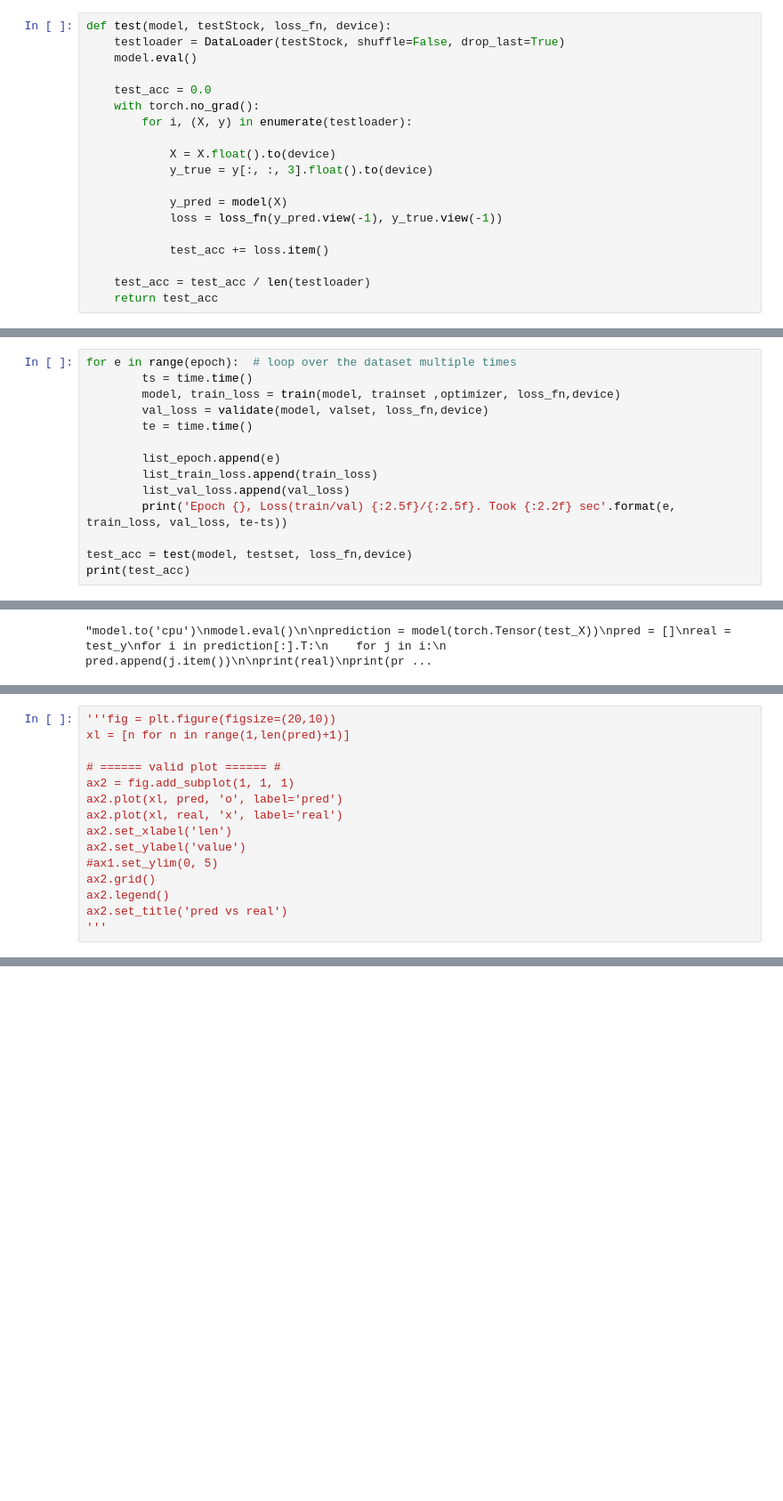
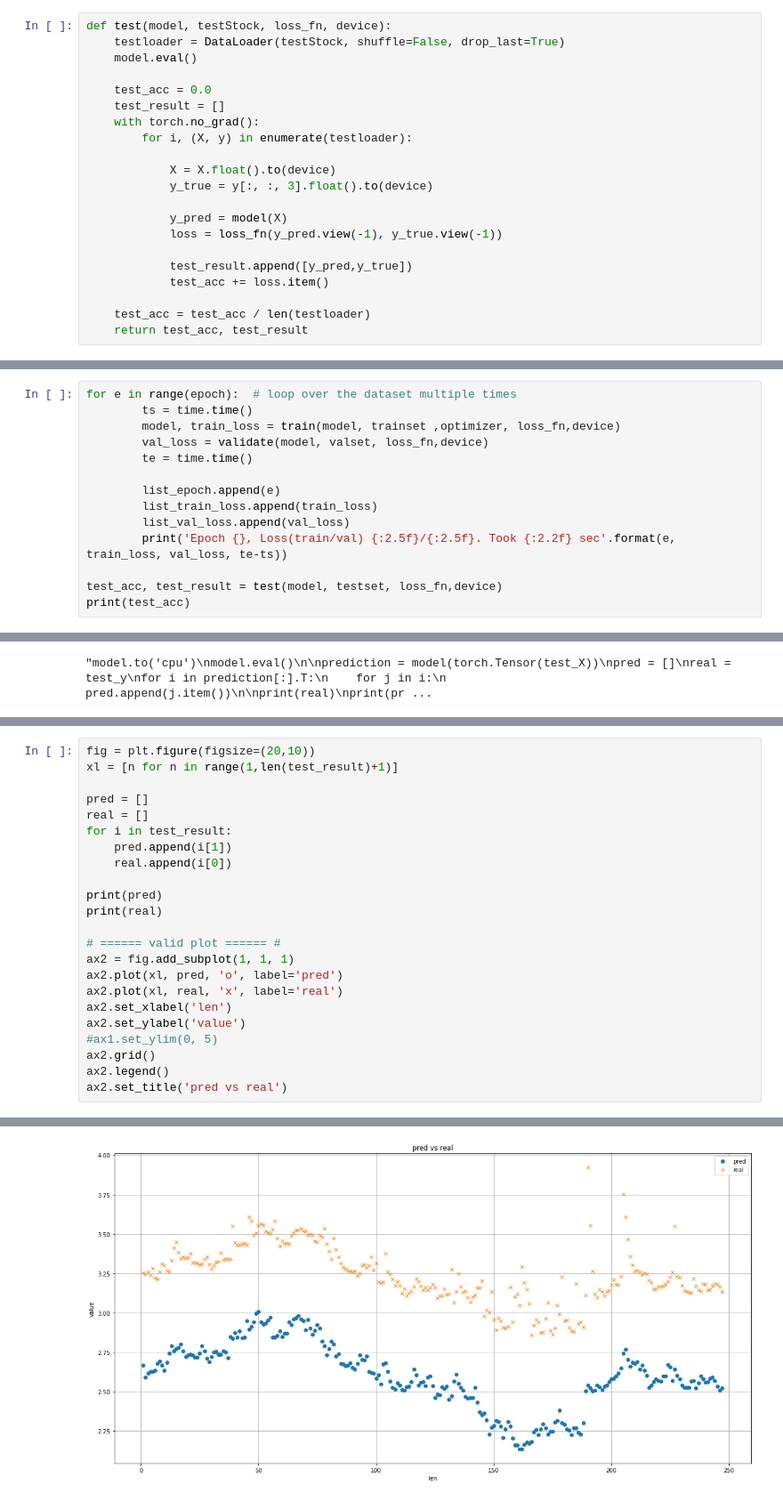
Before and after one commit to cjssla1/projectJucker, a Jupyter notebook: Code/김경중/MLP_Train(one_to_one).ipynb, the cells around one changed output, grey strips where cells are left out. Shown at 89% size. Saved outputs shown, nothing was run; the diff lists cells and outputs as text; blank space fills up the shorter version.

Commit message:
학습 평가를 위한 Visualization

```diff
--- a/Code/김경중/MLP_Train(one_to_one).ipynb
+++ b/Code/김경중/MLP_Train(one_to_one).ipynb
@@ -182,6 +182,7 @@ def test(model, testStock, loss_fn, device):
     model.eval()
 
     test_acc = 0.0
+    test_result = []
     with torch.no_grad():
         for i, (X, y) in enumerate(testloader):
 
@@ -191,10 +192,11 @@ def test(model, testStock, loss_fn, device):
             y_pred = model(X)
             loss = loss_fn(y_pred.view(-1), y_true.view(-1))
 
+            test_result.append([y_pred,y_true])
             test_acc += loss.item()
 
     test_acc = test_acc / len(testloader)
-    return test_acc
+    return test_acc, test_result
 # %%
 trainset = StockDataset('001040',1,1,(2018,5,1),(2020,5,20))
 valset = StockDataset('005930',1,1,(2018,5,1),(2020,5,20))
@@ -260,6 +262,6 @@ for e in range(epoch):  # loop over the dataset multiple times
         list_val_loss.append(val_loss)
         print('Epoch {}, Loss(train/val) {:2.5f}/{:2.5f}. Took {:2.2f} sec'.format(e, train_loss, val_loss, te-ts))
 
-test_acc = test(model, testset, loss_fn,device)
+test_acc, test_result = test(model, testset, loss_fn,device)
 print(test_acc)
 # %% [output]
@@ -337,6 +346,15 @@ print(pred)
 # %%
-'''fig = plt.figure(figsize=(20,10))
-xl = [n for n in range(1,len(pred)+1)]
+fig = plt.figure(figsize=(20,10))
+xl = [n for n in range(1,len(test_result)+1)]
+
+pred = []
+real = []
+for i in test_result:
+    pred.append(i[1])
+    real.append(i[0])
+
+print(pred)
+print(real)
 
 # ====== valid plot ====== #
 ax2 = fig.add_subplot(1, 1, 1)
@@ -348,5 +366,4 @@ ax2.set_ylabel('value')
 ax2.grid()
 ax2.legend()
 ax2.set_title('pred vs real')
-'''
 # %% [output]
@@ -353,0 +373 @@ ax2.set_title('pred vs real')
+[figure, added]
```
Also changed, not shown: parts of 6 cells of this notebook.
